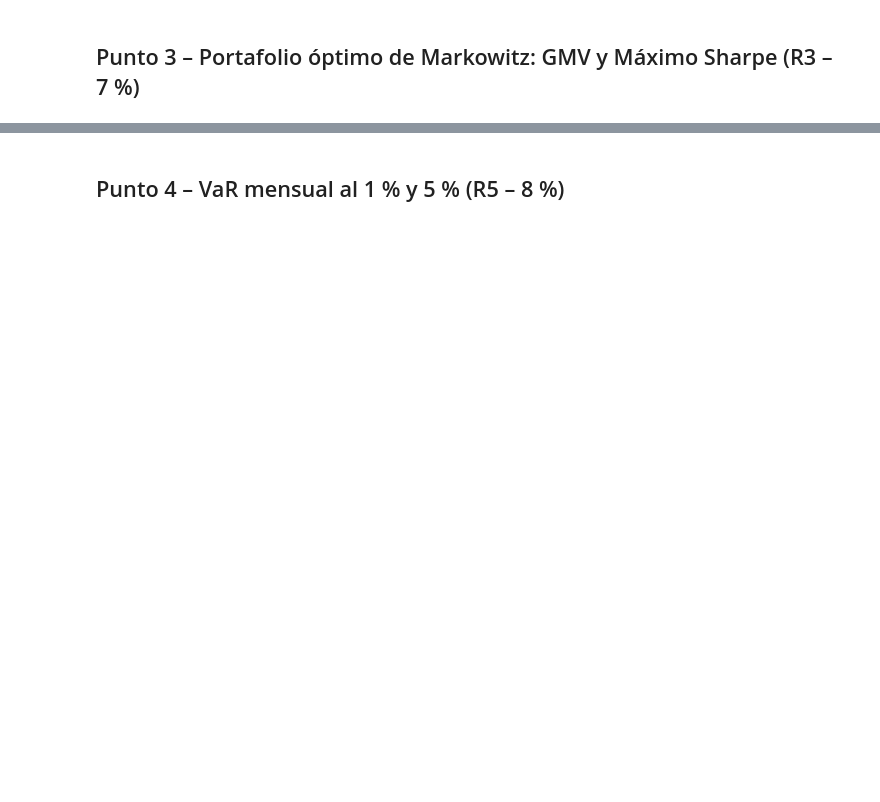
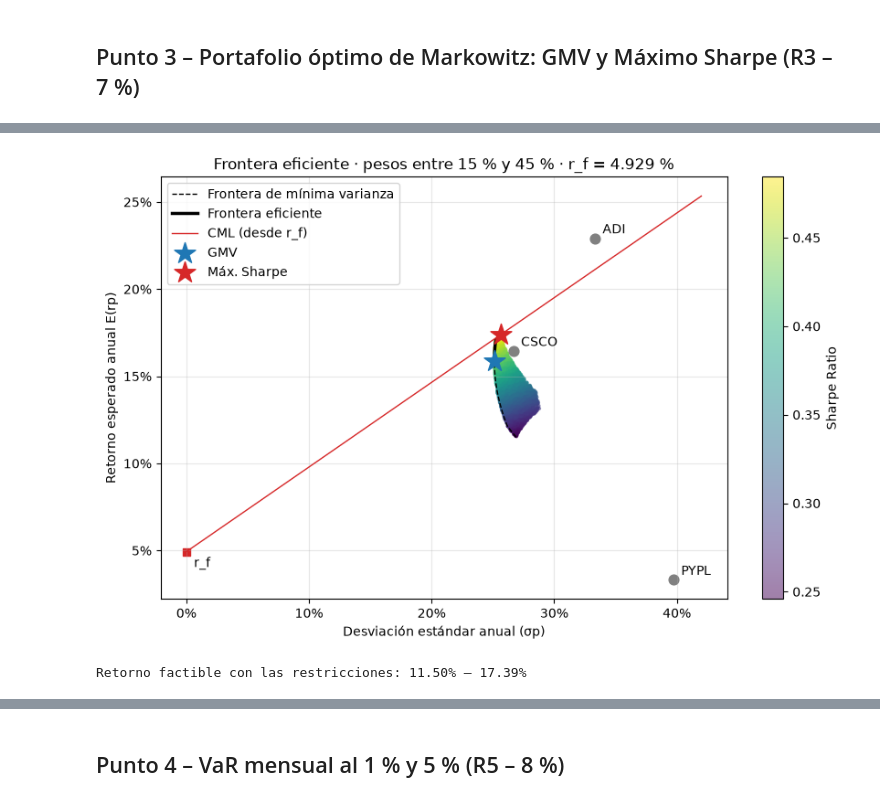
Before and after one commit to Juancho-00/laboratorio-2-derivados, a Jupyter notebook: notebooks/01_portafolio.ipynb, the cells around one changed output, grey strips where cells are left out. Cells and saved outputs as stored; diff of their text form; code cells hidden in the pictures; blank space fills up the shorter version.

```diff
--- a/notebooks/01_portafolio.ipynb
+++ b/notebooks/01_portafolio.ipynb
@@ -177,0 +360,43 @@ Fuente: Yahoo Finance (consenso de EPS), consultado el 2026-11-01
+# %%
+# Rango de retornos alcanzables con las restricciones de 15 %–45 %
+r_lo = minimize(ret_p, w0, method="SLSQP", bounds=cotas, constraints=restr).fun            # retorno mínimo
+r_hi = -minimize(lambda w: -ret_p(w), w0, method="SLSQP", bounds=cotas, constraints=restr).fun  # retorno máximo
+
+frontera = []                                                    # (σ, E(r)) de cada punto de la curva
+for R in np.linspace(r_lo, r_hi, 60):                            # 60 retornos objetivo
+    c = [restr, {"type": "eq", "fun": lambda w, R=R: ret_p(w) - R}]   # exige E(rp) = R
+    res = minimize(vol_p, w0, method="SLSQP", bounds=cotas, constraints=c)
+    if res.success: frontera.append((res.fun, R))
+frontera = np.array(frontera)
+eficiente = frontera[frontera[:, 1] >= ret_p(gmv.x) - 1e-9]      # tramo por encima del GMV
+
+rng = np.random.default_rng(42)                                  # semilla: resultado reproducible
+W = rng.dirichlet(np.ones(len(acc)), 30_000)                     # pesos aleatorios que suman 1
+W = W[((W >= 0.15) & (W <= 0.45)).all(axis=1)]                   # deja solo los que cumplen los límites
+nube_r = W @ mu.values                                           # retorno de cada portafolio aleatorio
+nube_s = np.sqrt(np.einsum("ij,jk,ik->i", W, S, W))              # riesgo de cada portafolio aleatorio
+
+fig, ax = plt.subplots(figsize=(10, 6))
+sc = ax.scatter(nube_s, nube_r, c=(nube_r - rf) / nube_s, cmap="viridis", s=4, alpha=0.5)
+fig.colorbar(sc, label="Sharpe Ratio")
+ax.plot(frontera[:, 0], frontera[:, 1], "k--", lw=1, label="Frontera de mínima varianza")
+ax.plot(eficiente[:, 0], eficiente[:, 1], "k-", lw=2.5, label="Frontera eficiente")
+x_cml = np.linspace(0, 0.42, 50)
+ax.plot(x_cml, rf + sharpe(msr.x) * x_cml, color="tab:red", lw=1, label="CML (desde r_f)")
+for a in acc:                                                    # acciones individuales
+    ax.scatter(np.sqrt(cov_d.loc[a, a]), mu[a], marker="o", s=60, color="grey")
+    ax.annotate(a, (np.sqrt(cov_d.loc[a, a]), mu[a]), xytext=(6, 4), textcoords="offset points")
+ax.scatter(vol_p(gmv.x), ret_p(gmv.x), marker="*", s=300, color="tab:blue", label="GMV", zorder=5)
+ax.scatter(vol_p(msr.x), ret_p(msr.x), marker="*", s=300, color="tab:red", label="Máx. Sharpe", zorder=5)
+ax.scatter(0, rf, marker="s", color="tab:red"); ax.annotate("r_f", (0, rf), xytext=(6, -12), textcoords="offset points")
+ax.xaxis.set_major_formatter(plt.FuncFormatter(lambda v, _: f"{v:.0%}"))
+ax.yaxis.set_major_formatter(plt.FuncFormatter(lambda v, _: f"{v:.0%}"))
+ax.set_xlabel("Desviación estándar anual (σp)"); ax.set_ylabel("Retorno esperado anual E(rp)")
+ax.set_title("Frontera eficiente · pesos entre 15 % y 45 % · r_f = 4.929 %")
+ax.legend(loc="upper left"); ax.grid(alpha=0.3)
+fig.savefig("../outputs/figures/frontera_eficiente.png", dpi=150, bbox_inches="tight")  # para el informe APA
+plt.show()
+print(f"Retorno factible con las restricciones: {r_lo:.2%} – {r_hi:.2%}")
+# %% [output]
+[figure, added]
+Retorno factible con las restricciones: 11.50% – 17.39%
```
Also changed, not shown: parts of 15 cells of this notebook, 13 other files.
